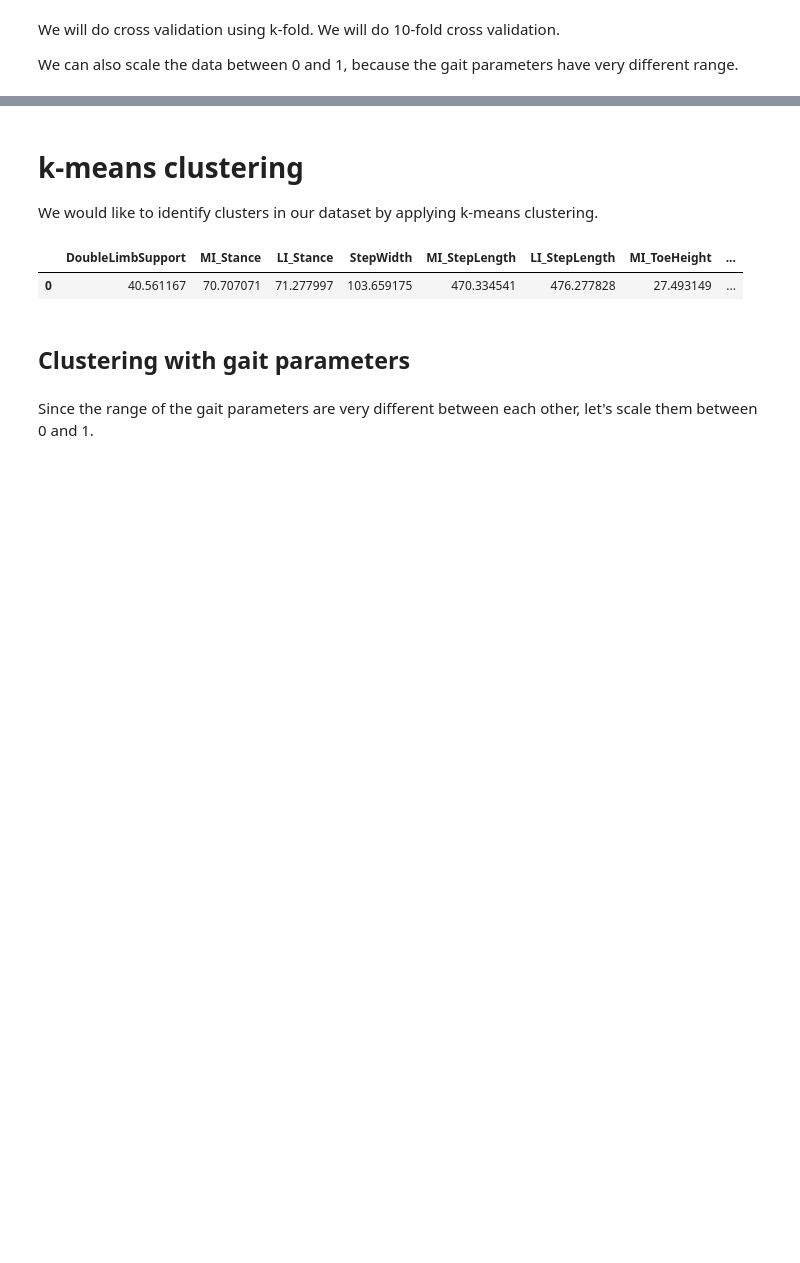
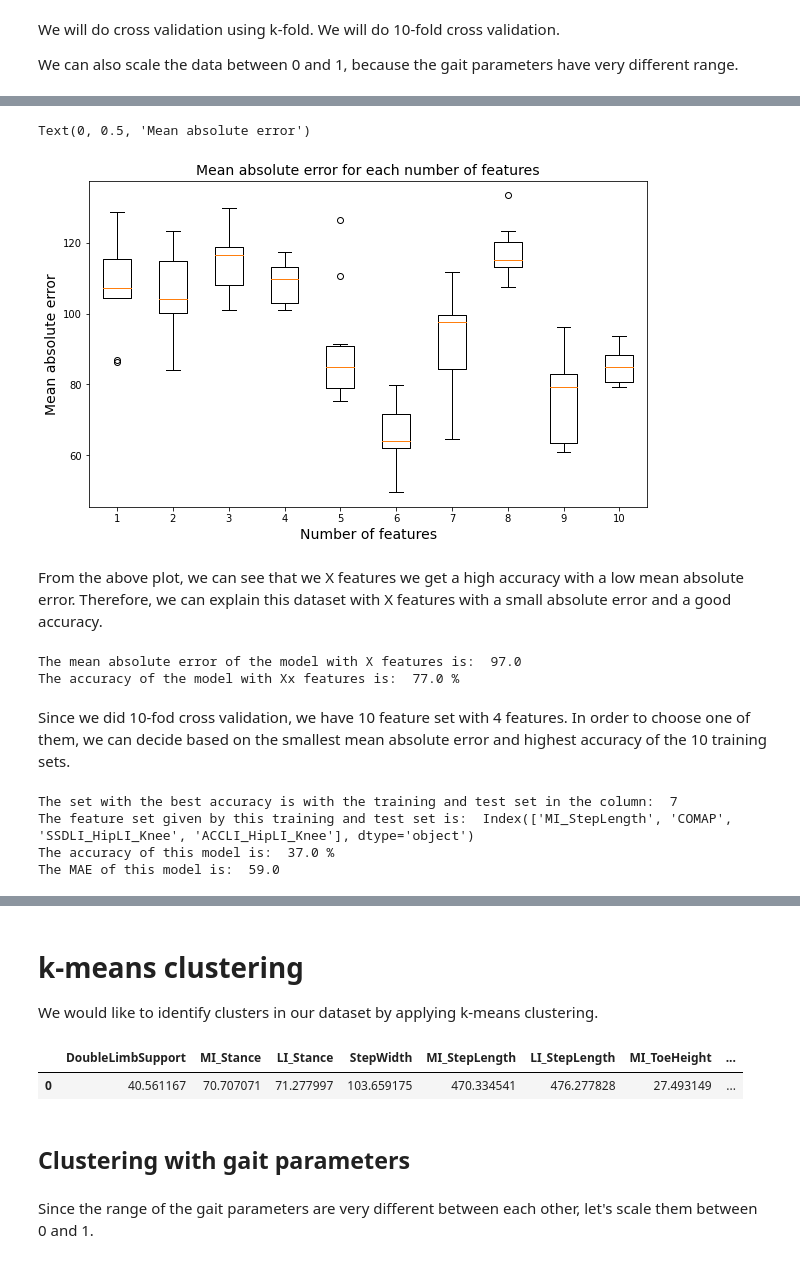
Before and after one commit to paulinegut/Gait-analysis, a Jupyter notebook: FinalProject_6MWTprediction.ipynb, the cells around one changed output, grey strips where cells are left out. Saved outputs shown, nothing was run; the diff lists cells and outputs as text; code cells hidden in the pictures; blank space fills up the shorter version.

```diff
--- a/FinalProject_6MWTprediction.ipynb
+++ b/FinalProject_6MWTprediction.ipynb
@@ -636,10 +587,0 @@ sys.modules['sklearn.externals.joblib'] = joblib
-# %%
-from mlxtend.feature_selection import SequentialFeatureSelector
-
-# Sequential Feature Selection
-SFS = SequentialFeatureSelector(linear_model.LinearRegression(),
-                                k_features = (1, 10),
-                                forward = True,
-                                floating = True,
-                                cv = None,
-                                n_jobs = -1)
@@ -724,0 +735,29 @@ result_filtered_features.append(filtered_features)
+# %%
+plt.figure(figsize = (10,6))
+plt.boxplot(MAE_forward)
+plt.title("Mean absolute error for each number of features", fontsize = 14)
+plt.xlabel("Number of features", fontsize = 14)
+plt.ylabel("Mean absolute error", fontsize = 14)
+# %% [output]
+Text(0, 0.5, 'Mean absolute error')
+[figure, added]
+# %% [markdown]
+From the above plot, we can see that we X features we get a high accuracy with a low mean absolute error. Therefore, we can explain this dataset with X features with a small absolute error and a good accuracy.
+# %%
+print("The mean absolute error of the model with X features is: ", np.round(np.mean(MAE_forward.loc[3,:])))
+print("The accuracy of the model with Xx features is: ", np.round(np.mean(Accuracy_forward.loc[3,:])),"%")
+# %% [output]
+The mean absolute error of the model with X features is:  97.0
+The accuracy of the model with Xx features is:  77.0 %
+# %% [markdown]
+Since we did 10-fod cross validation, we have 10 feature set with 4 features. In order to choose one of them, we can decide based on the smallest mean absolute error and highest accuracy of the 10 training sets.
+# %%
+print("The set with the best accuracy is with the training and test set in the column: ", MAPE_forward.loc[3,:].idxmax(axis=1))
+print("The feature set given by this training and test set is: ", feature_set_forward.loc[3,MAPE_forward.loc[3,:].idxmax(axis=1)])
+print("The accuracy of this model is: ", np.round(MAPE_forward.loc[3,MAPE_forward.loc[3,:].idxmax(axis=1)]), "%")
+print("The MAE of this model is: ", np.round(MAE_forward.loc[3,  MAE_forward.loc[3,:].idxmin(axis=1)]))
+# %% [output]
+The set with the best accuracy is with the training and test set in the column:  7
+The feature set given by this training and test set is:  Index(['MI_StepLength', 'COMAP', 'SSDLI_HipLI_Knee', 'ACCLI_HipLI_Knee'], dtype='object')
+The accuracy of this model is:  37.0 %
+The MAE of this model is:  59.0
```
Also changed, not shown: parts of 83 cells of this notebook.
